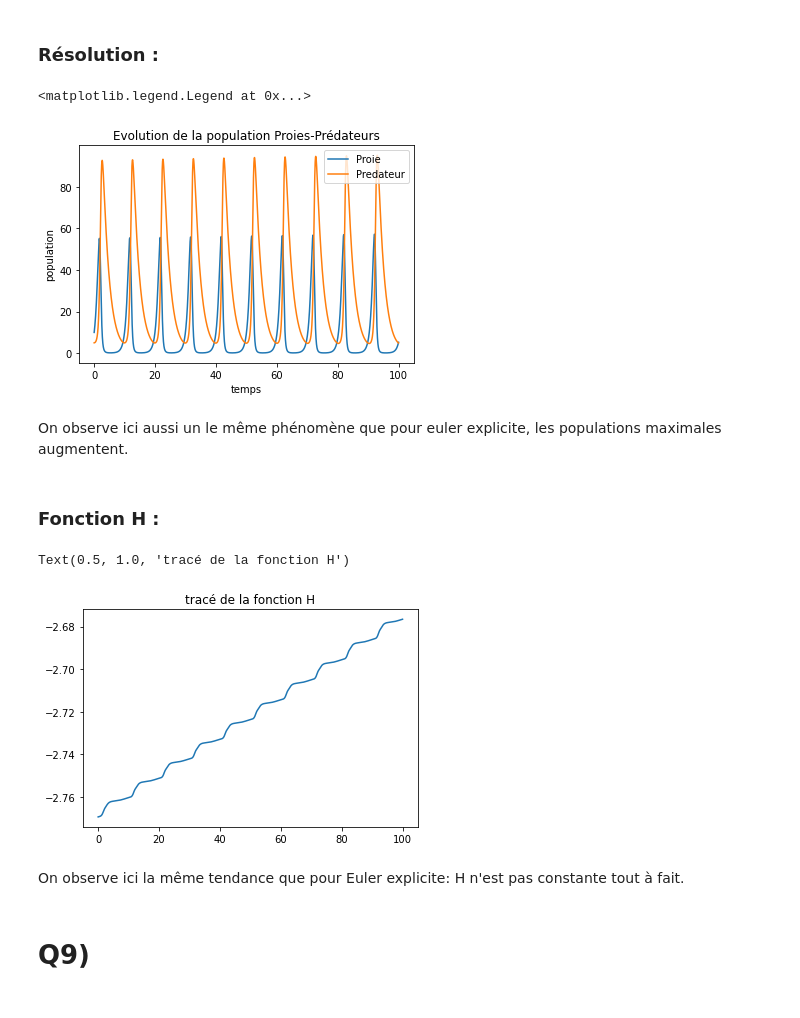
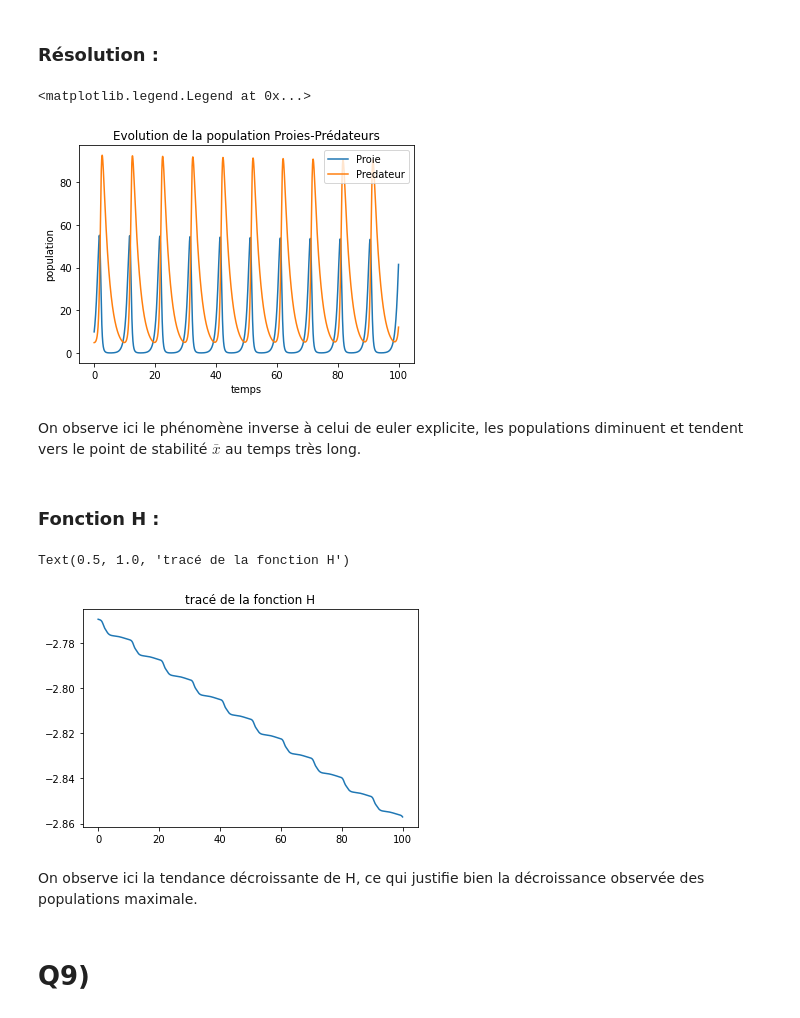
Before and after one commit to RalfCortes/ProjetMath2, a Jupyter notebook: projet.ipynb, the cells around one changed output. Cells and saved outputs as stored; diff of their text form; code cells hidden in the pictures.

```diff
--- a/projet.ipynb
+++ b/projet.ipynb
@@ -316,3 +297,26 @@ def solve_euler_implicit(f,x0,dt,t0,tf,itermax =10000) :
+# %%
+def point_fixe(F, x0, eps, itermax):
+    p=F(x0)
+    X = 0
+    Y = x0
+    epss = 2
+    compt = 0
+    while epss > eps and compt < itermax :
+        X = Y
+        Y = F(Y)
+        epss = abs(np.linalg.norm(X - Y)/np.linalg.norm(p))
+        compt += 1
+    return Y
+
+def solve_euler_implicite(f, x0, dt, t0, tf, itermax = 100):
+    x = [x0]
+    T = np.arange(t0, tf , dt)
+    for t in T[:-1] :
+        def F(y):
+            return x[-1] + dt*f(t, y)
+        x_nouveau = point_fixe(F, F(x[-1]), 1e-7,itermax)
+        x.append(x_nouveau)
+    return T,x
 # %% [markdown]
 ## Test sur une solution connue : x=cos(t)
 # %%
@@ -339,21 +345,22 @@ plt.legend()
 # %%
 dt=10**-3
 # %%
-temps, Z_Lotka_imp = solve_euler_implicit(f_Lotka,[10,5],dt,0,100,1000000)
-Proie_imp = [Z_Lotka_imp[i,0] for i in range(0,len(Z_Lotka_imp))]
-Predateur_imp = [Z_Lotka_imp[i,1] for i in range(0,len(Z_Lotka_imp))]
+temps, Z_Lotka_imp = solve_euler_implicite(f_Lotka,[10,5],dt,0,100,1000)
+
+Proie_imp = [X[0] for X in Z_Lotka_imp]
+Predateur_imp = [X[1] for X in Z_Lotka_imp]
 
 plt.plot(temps,Proie_imp,label='Proie')
 plt.plot(temps,Predateur_imp,label='Predateur')
 plt.title("Evolution de la population Proies-Prédateurs")
 plt.xlabel("temps")
 plt.ylabel("population")
 plt.legend()
 # %% [output]
 <matplotlib.legend.Legend at 0x...>
-[figure, old version]
+[figure, new version]
-# %% [markdown]
-On observe ici aussi un le même phénomène que pour euler explicite, les populations maximales augmentent.
+# %% [markdown]
+On observe ici le phénomène inverse à celui de euler explicite, les populations diminuent et tendent vers le point de stabilité $\bar{x}$ au temps très long.
 # %% [markdown]
 ### Fonction H :
 # %%
@@ -363,9 +370,9 @@ plt.plot(temps,P)
 plt.title("tracé de la fonction H")
 # %% [output]
 Text(0.5, 1.0, 'tracé de la fonction H')
-[figure, old version]
+[figure, new version]
-# %% [markdown]
-On observe ici la même tendance que pour Euler explicite: H n'est pas constante tout à fait.
+# %% [markdown]
+On observe ici la tendance décroissante de H, ce qui justifie bien la décroissance observée des populations maximale.
 # %% [markdown]
 # Q9)
 # %% [markdown]
```
Also changed, not shown: parts of 6 cells of this notebook.
